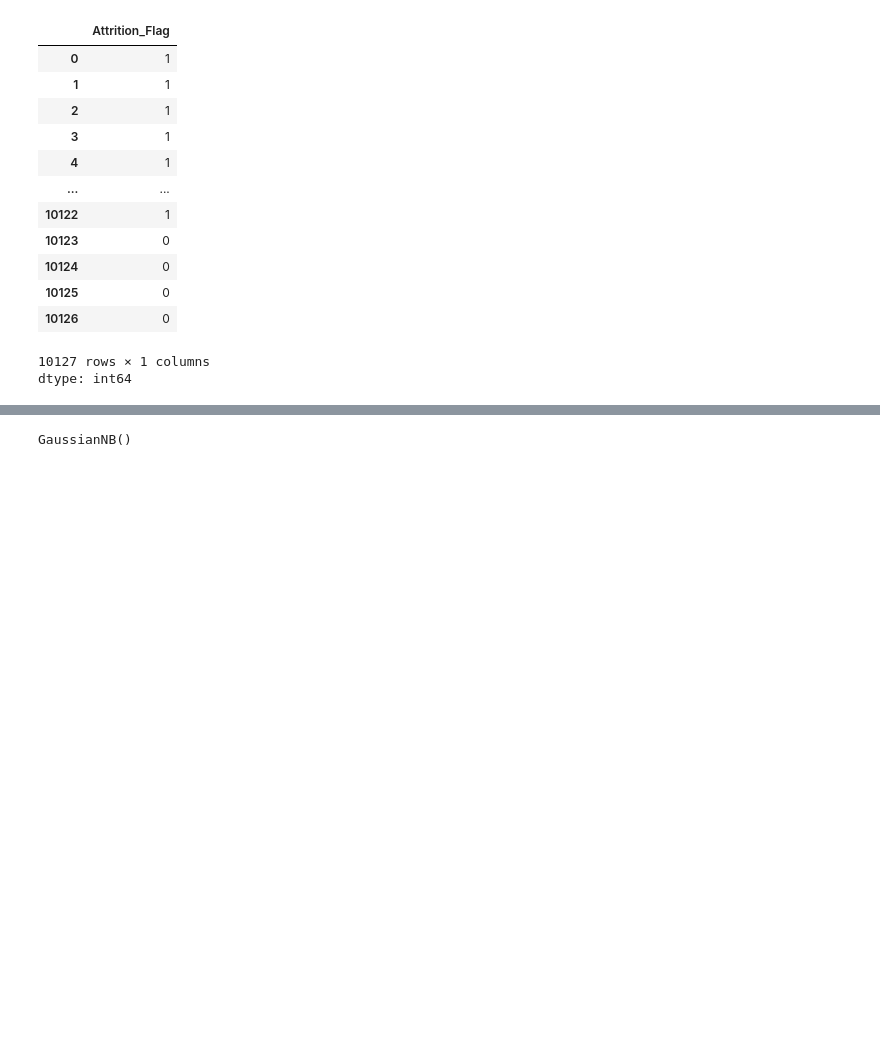
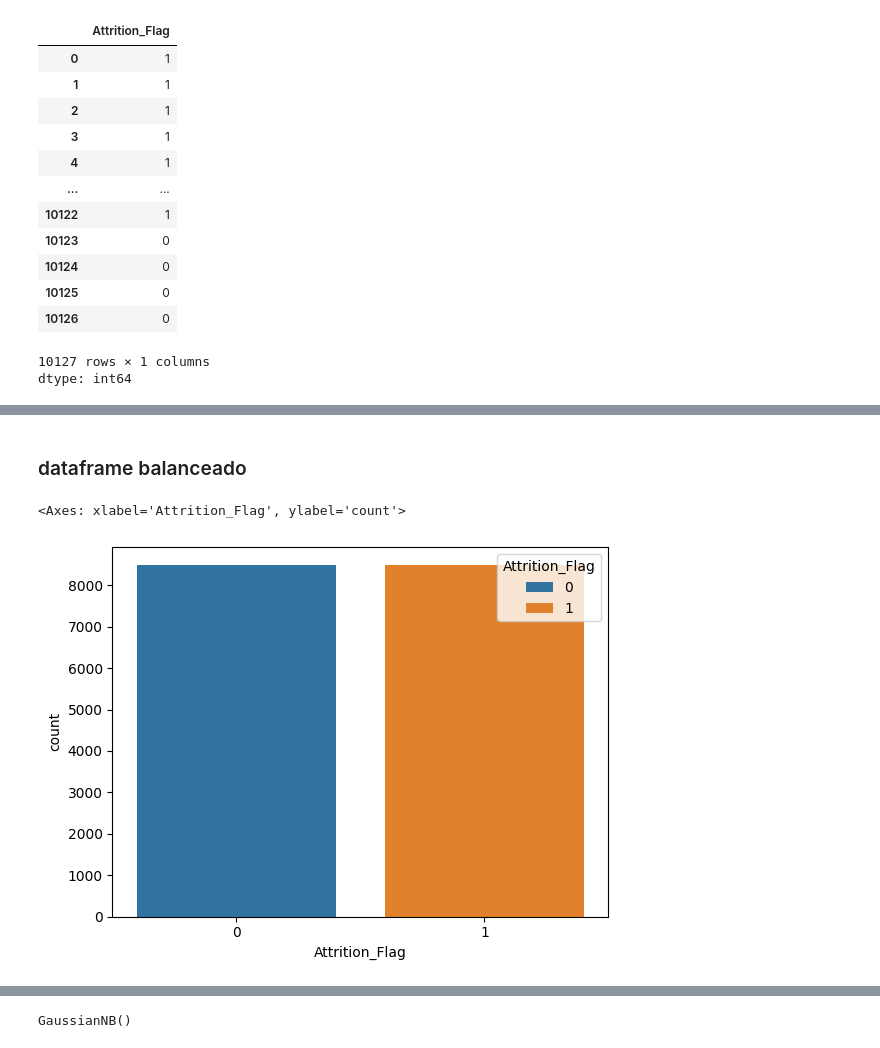
Before and after one commit to jonatas-valete/naive-bayes-bank, a Jupyter notebook: ml_naivebayes.ipynb, the cells around one changed output, grey strips where cells are left out. Saved outputs shown, nothing was run; the diff lists cells and outputs as text; code cells hidden in the pictures; blank space fills up the shorter version.

```diff
--- a/ml_naivebayes.ipynb
+++ b/ml_naivebayes.ipynb
@@ -164,2 +187,11 @@ variaveis_preditoras2_balanceada, y_balanceada = smote_balance.fit_resample(vari
+# %% [markdown]
+### dataframe balanceado
+# %%
+flash = pd.DataFrame(variaveis_preditoras2_balanceada)
+flash['Attrition_Flag'] = y_balanceada
+sns.countplot(flash, x='Attrition_Flag', hue='Attrition_Flag')
+# %% [output]
+<Axes: xlabel='Attrition_Flag', ylabel='count'>
+[figure, added]
 # %%
 # escolhendo variaveis importantes para modelagem
```
Also changed, not shown: parts of 35 cells of this notebook.
